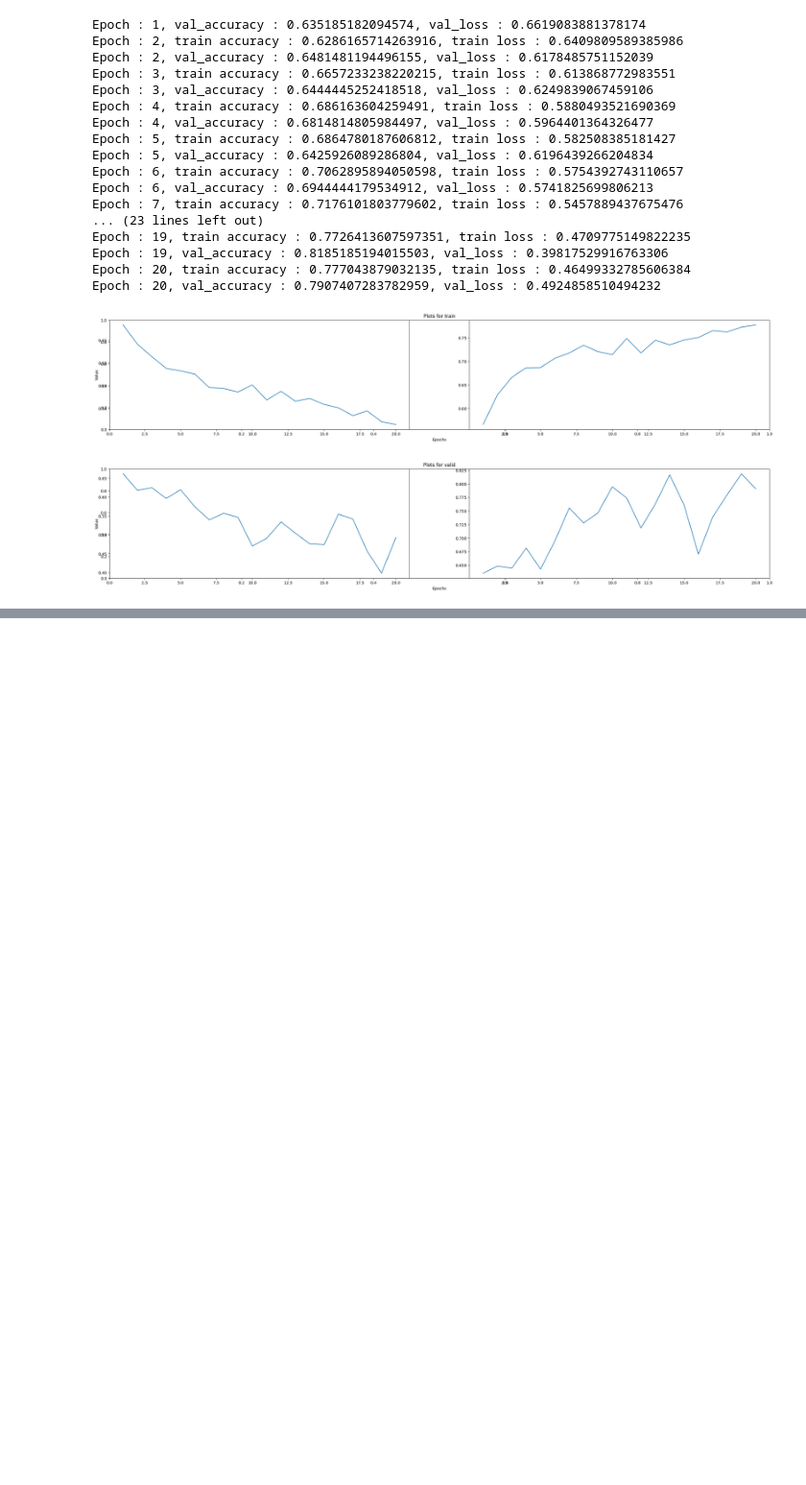
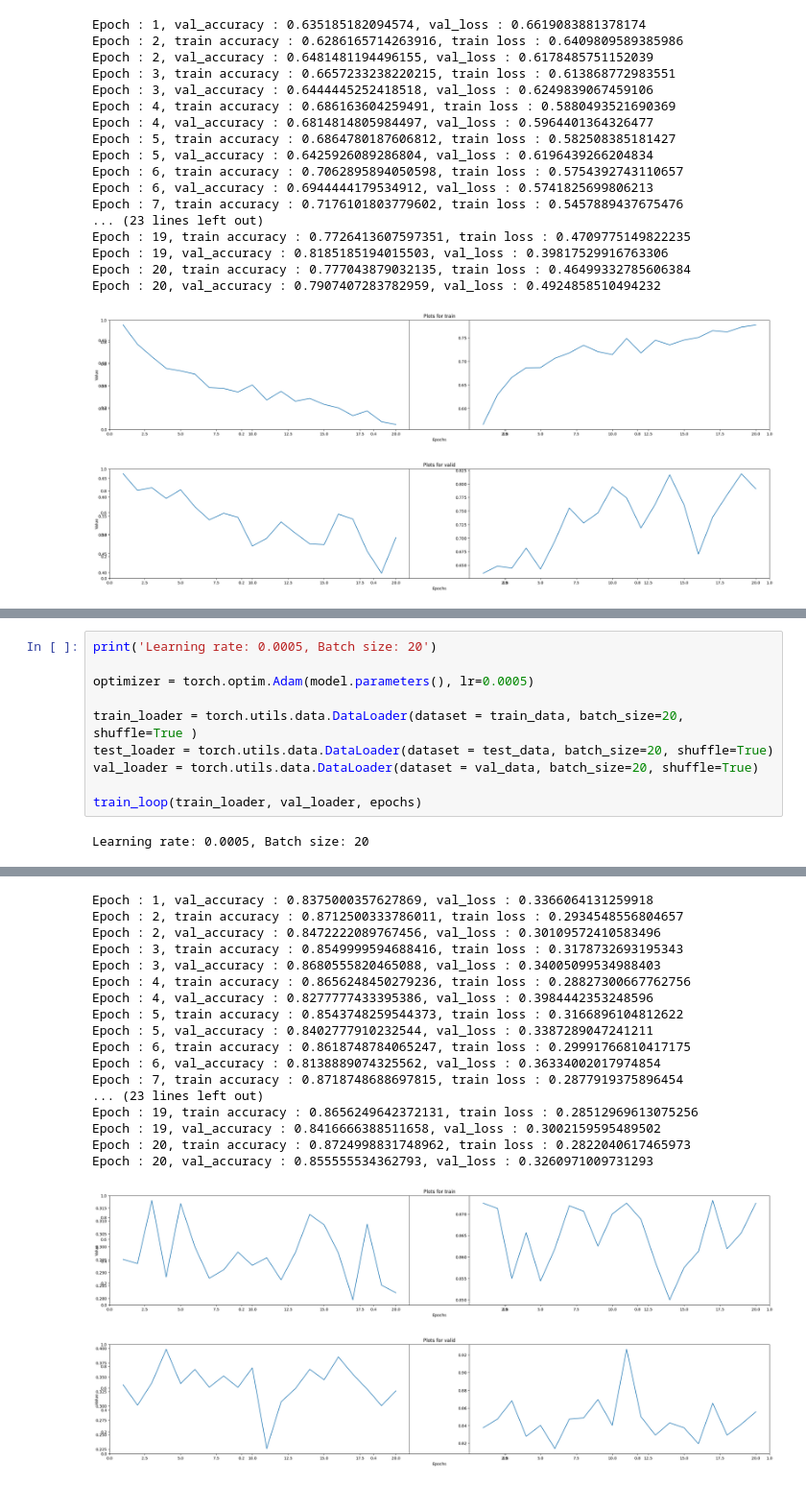
Before and after one commit to Chuck-man/laba5, a Jupyter notebook: main.ipynb, the cells around one changed output, grey strips where cells are left out. Shown at 96% size. Saved outputs shown, nothing was run; the diff lists cells and outputs as text; blank space fills up the shorter version.

```diff
--- a/main.ipynb
+++ b/main.ipynb
@@ -306,0 +403,12 @@ Epoch : 20, val_accuracy : 0.7907407283782959, val_loss : 0.4924858510494232
+# %%
+print('Learning rate: 0.0005, Batch size: 20')
+
+optimizer = torch.optim.Adam(model.parameters(), lr=0.0005)
+
+train_loader = torch.utils.data.DataLoader(dataset = train_data, batch_size=20, shuffle=True )
+test_loader = torch.utils.data.DataLoader(dataset = test_data, batch_size=20, shuffle=True)
+val_loader = torch.utils.data.DataLoader(dataset = val_data, batch_size=20, shuffle=True)
+
+train_loop(train_loader, val_loader, epochs)
+# %% [output]
+Learning rate: 0.0005, Batch size: 20
@@ -306,0 +416,19 @@ Epoch : 20, val_accuracy : 0.7907407283782959, val_loss : 0.4924858510494232
+Epoch : 1, val_accuracy : 0.8375000357627869, val_loss : 0.3366064131259918
+Epoch : 2, train accuracy : 0.8712500333786011, train loss : 0.2934548556804657
+Epoch : 2, val_accuracy : 0.8472222089767456, val_loss : 0.30109572410583496
+Epoch : 3, train accuracy : 0.8549999594688416, train loss : 0.3178732693195343
+Epoch : 3, val_accuracy : 0.8680555820465088, val_loss : 0.34005099534988403
+Epoch : 4, train accuracy : 0.8656248450279236, train loss : 0.28827300667762756
+Epoch : 4, val_accuracy : 0.8277777433395386, val_loss : 0.3984442353248596
+Epoch : 5, train accuracy : 0.8543748259544373, train loss : 0.3166896104812622
+Epoch : 5, val_accuracy : 0.8402777910232544, val_loss : 0.3387289047241211
+Epoch : 6, train accuracy : 0.8618748784065247, train loss : 0.29991766810417175
+Epoch : 6, val_accuracy : 0.8138889074325562, val_loss : 0.36334002017974854
+Epoch : 7, train accuracy : 0.8718748688697815, train loss : 0.2877919375896454
+... (23 lines left out)
+Epoch : 19, train accuracy : 0.8656249642372131, train loss : 0.28512969613075256
+Epoch : 19, val_accuracy : 0.8416666388511658, val_loss : 0.3002159595489502
+Epoch : 20, train accuracy : 0.8724998831748962, train loss : 0.2822040617465973
+Epoch : 20, val_accuracy : 0.855555534362793, val_loss : 0.3260971009731293
+[figure, added]
+[figure, added]
```
Also changed, not shown: parts of 8 cells of this notebook.
